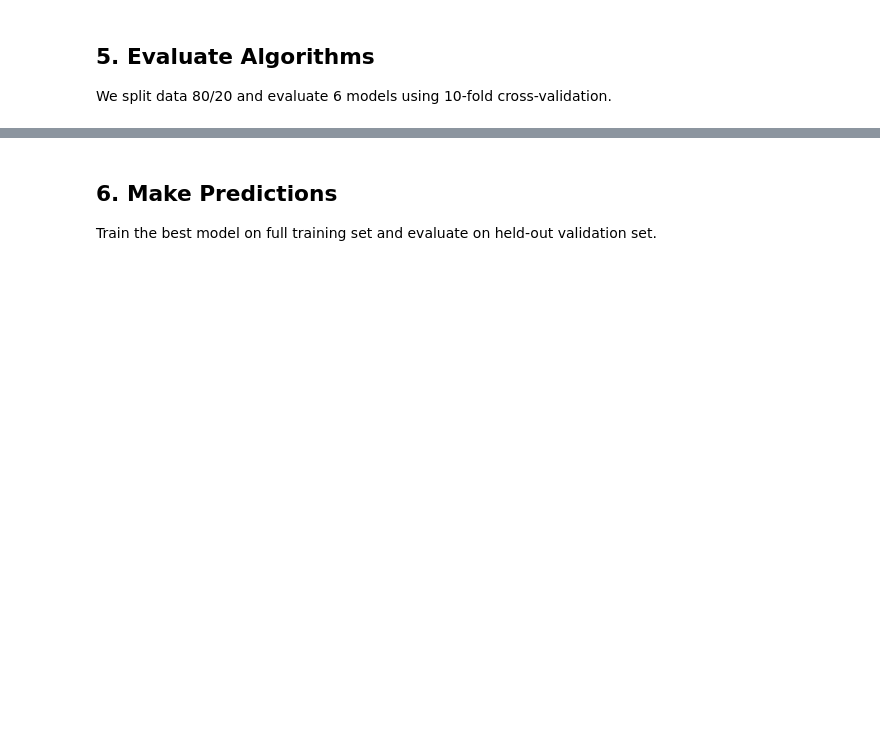
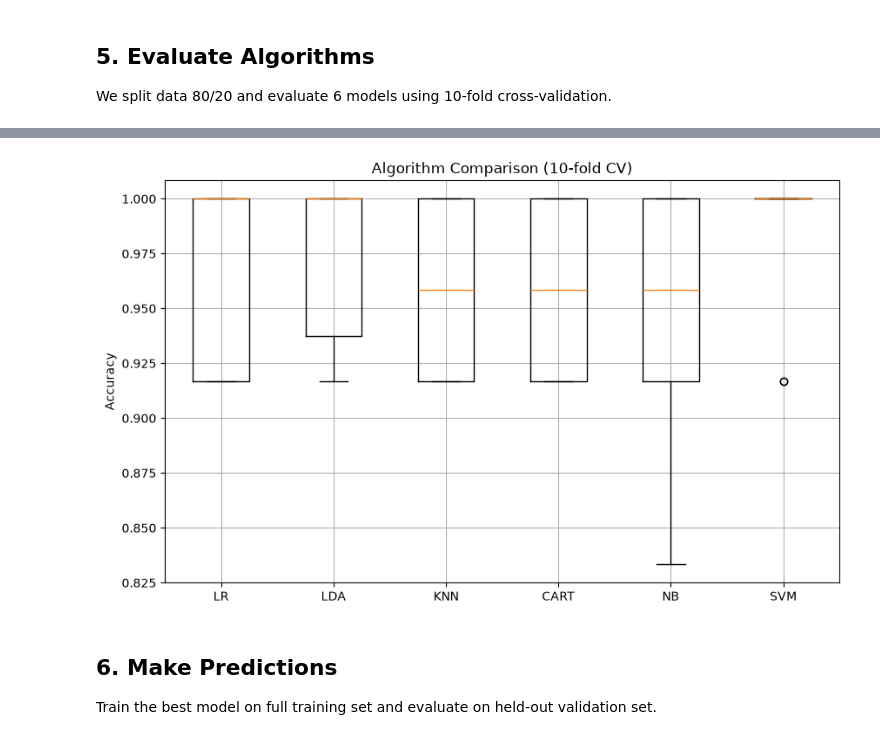
Before and after one commit to YannieeXu/Assignment5a-ML-Python, a Jupyter notebook: manual/ML_python.ipynb, the cells around one changed output, grey strips where cells are left out. Saved outputs shown, nothing was run; the diff lists cells and outputs as text; code cells hidden in the pictures; blank space fills up the shorter version.

```diff
--- a/manual/ML_python.ipynb
+++ b/manual/ML_python.ipynb
@@ -90,10 +135,12 @@ for name, model in models:
 # %%
 plt.figure(figsize=(10,6))
-plt.boxplot(results, labels=names)
+plt.boxplot(results, tick_labels=names)
 plt.title('Algorithm Comparison (10-fold CV)')
 plt.ylabel('Accuracy')
 plt.grid(True)
 plt.show()
+# %% [output]
+[figure, added]
 # %% [markdown]
 ## 6. Make Predictions
 Train the best model on full training set and evaluate on held-out validation set.
```
Also changed, not shown: parts of 9 cells of this notebook, 1 other file.
